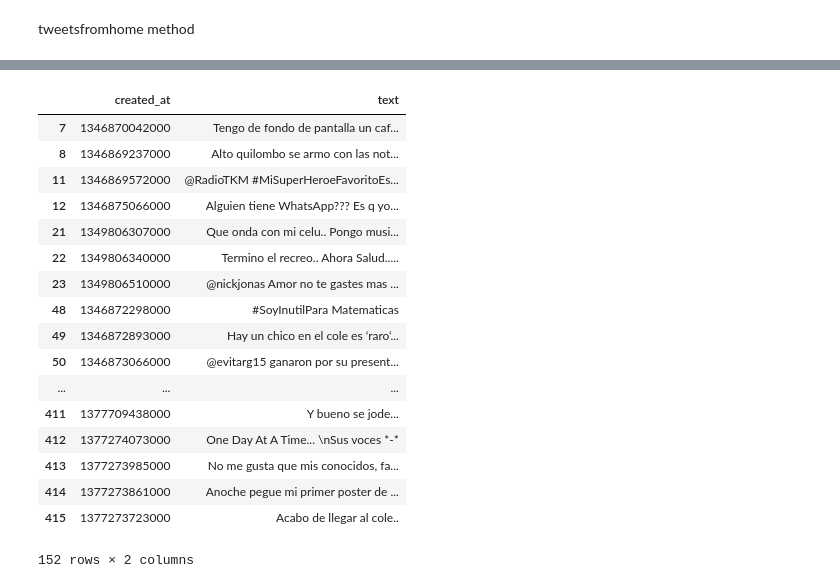
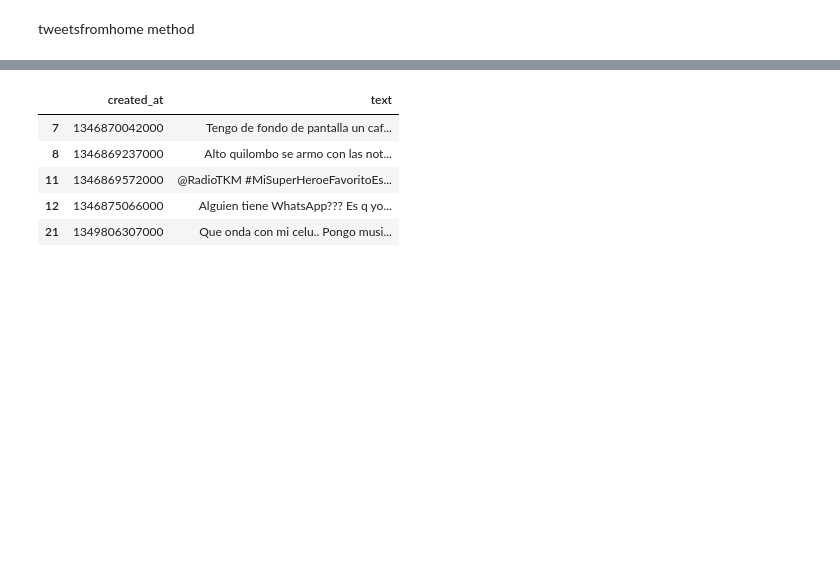
Before and after one commit to rpasquini/twitter_and_displacement, a Jupyter notebook: notebooks/Example of find_home function and methods.ipynb, the cells around one changed output, grey strips where cells are left out. Drawn from its saved outputs; the diff is of its cells as text; code cells hidden in the pictures; blank space fills up the shorter version.

```diff
--- a/notebooks/Example of find_home function and methods.ipynb
+++ b/notebooks/Example of find_home function and methods.ipynb
@@ -50,21 +38,9 @@ result.tweetsfromhome()[['created_at','text']]
 # %%
-result.tweetsfromwork()[['created_at','text']]
+result.tweetsfromwork()[['created_at','text']].head()
 # %% [output]
 |  | created_at | text |
 | 7 | 1346870042000 | Tengo de fondo de pantalla un caf... |
 | 8 | 1346869237000 | Alto quilombo se armo con las not... |
 | 11 | 1346869572000 | @RadioTKM #MiSuperHeroeFavoritoEs... |
 | 12 | 1346875066000 | Alguien tiene WhatsApp??? Es q yo... |
 | 21 | 1349806307000 | Que onda con mi celu.. Pongo musi... |
-| 22 | 1349806340000 | Termino el recreo.. Ahora Salud..... |
-| 23 | 1349806510000 | @nickjonas Amor no te gastes mas ... |
-| 48 | 1346872298000 | #SoyInutilPara Matematicas |
-| 49 | 1346872893000 | Hay un chico en el cole es ‘raro‘... |
-| 50 | 1346873066000 | @evitarg15 ganaron por su present... |
-| ... | ... | ... |
-| 411 | 1377709438000 | Y bueno se jode... |
-| 412 | 1377274073000 | One Day At A Time... \nSus voces *-* |
-| 413 | 1377273985000 | No me gusta que mis conocidos, fa... |
-| 414 | 1377273861000 | Anoche pegue mi primer poster de ... |
-| 415 | 1377273723000 | Acabo de llegar al cole.. |
-152 rows × 2 columns
```
Also changed, not shown: parts of 3 cells of this notebook, 1 other file.
